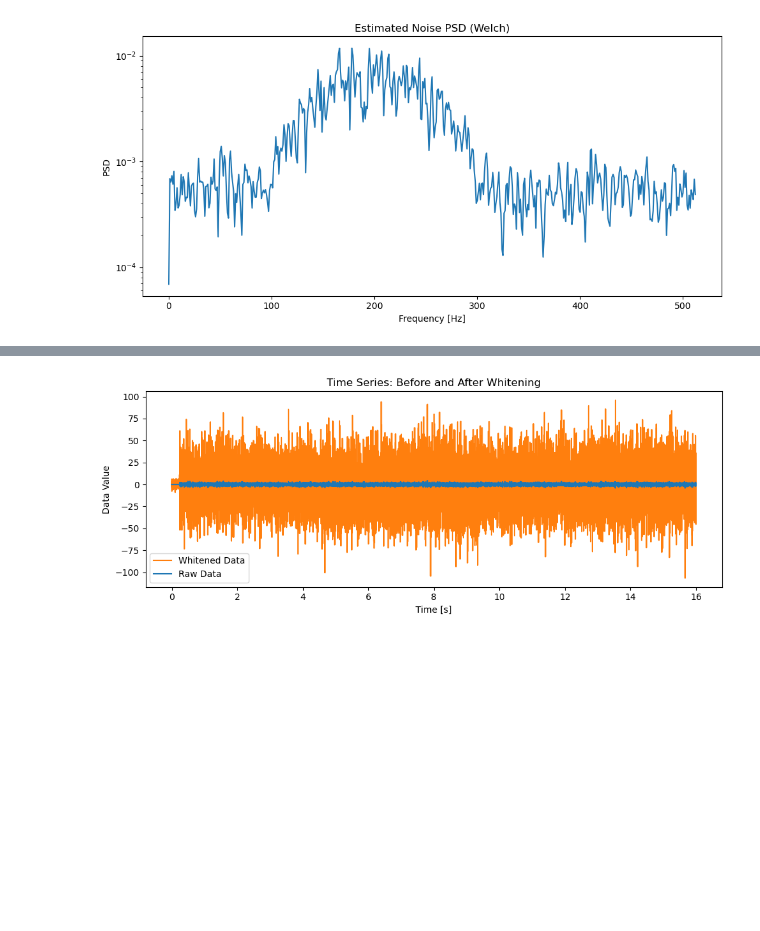
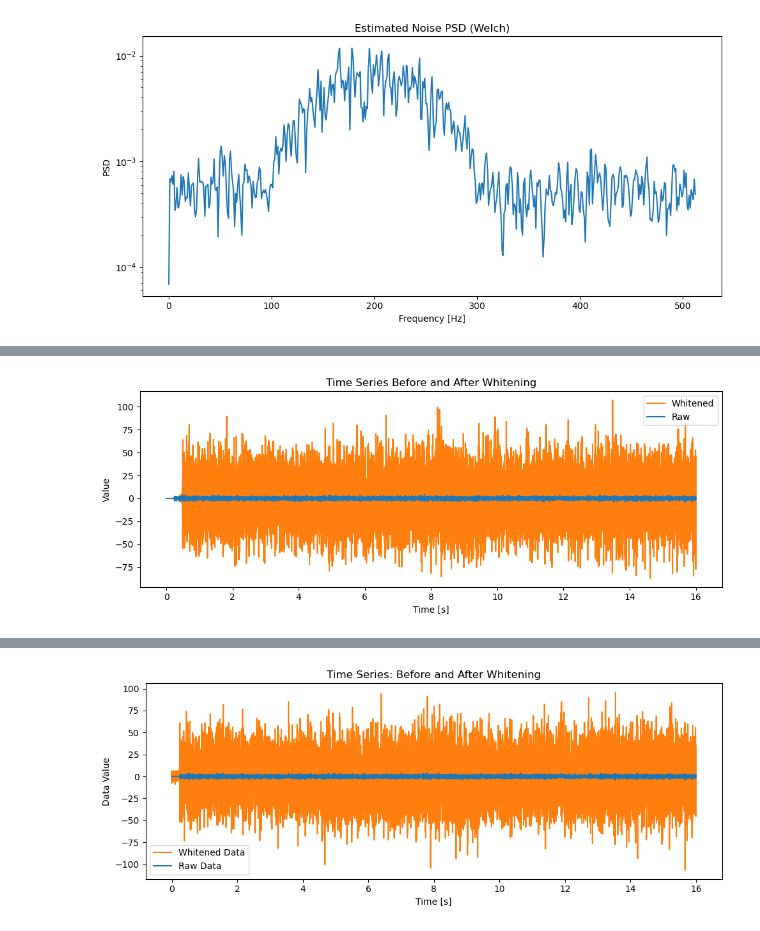
Before and after one commit to ShitongGuo/LZU_lab, a Jupyter notebook: lab3/run_code.ipynb, the cells around one changed output, grey strips where cells are left out. Saved outputs shown, nothing was run; the diff lists cells and outputs as text; code cells hidden in the pictures; blank space fills up the shorter version.

```diff
--- a/lab3/run_code.ipynb
+++ b/lab3/run_code.ipynb
@@ -283,0 +318,12 @@ plt.show()
+# %%
+plt.figure(figsize=(10,4))
+plt.plot(t, signal_white, label='Whitened', color='#ff7f0e')
+plt.plot(t, signal, label='Raw', color='#1f77b4')
+plt.xlabel("Time [s]")
+plt.ylabel("Value")
+plt.title("Time Series Before and After Whitening")
+plt.legend()
+plt.tight_layout()
+plt.show()
+# %% [output]
+[figure, added]
```
Also changed, not shown: parts of 27 cells of this notebook, 1 other file.
